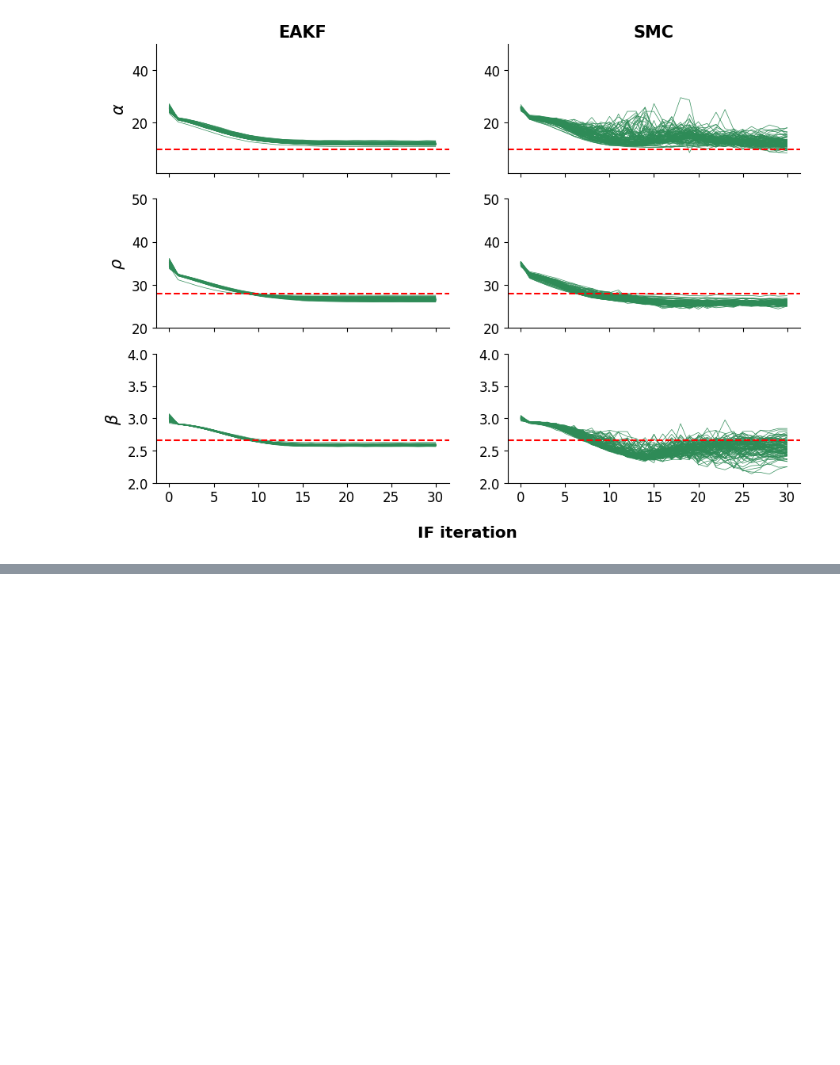
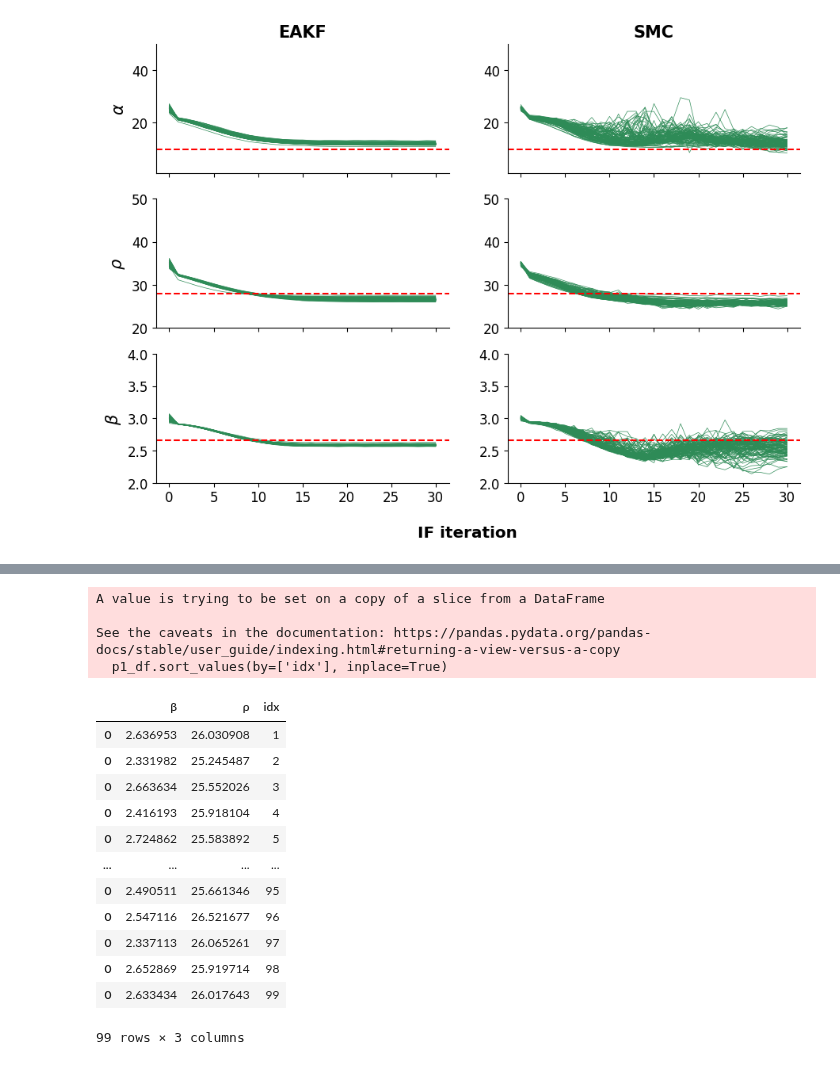
Before and after one commit to ChaosDonkey06/AppliedStochasticAnalysis, a Jupyter notebook: homework/project/visualize_inference.ipynb, the cells around one changed output, grey strips where cells are left out. Drawn from its saved outputs; the diff is of its cells as text; code cells hidden in the pictures; blank space fills up the shorter version.

```diff
--- a/homework/project/visualize_inference.ipynb
+++ b/homework/project/visualize_inference.ipynb
@@ -67,3 +66,25 @@ fig.supxlabel("IF iteration", weight='bold')
 # %% [output]
 Text(0.5, 0.01, 'IF iteration')
 [figure]
+# %%
+df = []
+
+for i in range(1, 99+1):
+
+    i_file     = str(i).zfill(3)
+    infer_file = os.path.join(eakf_dir, '{}_infer.npz'.format(i_file))
+
+    infer = np.load(infer_file)
+    θmle  = infer['θmle'][:, -1]
+
+    df.append(pd.DataFrame.from_dict({'α': θmle[0], 'ρ': θmle[1], 'β': θmle[2], "idx": i, "method": "EAKF"}, orient='index').T)
+
+    infer_file = os.path.join(pf_dir, '{}_infer.npz'.format(i_file))
+    infer = np.load(infer_file)
+    θmle  = infer['θmle'][:, -1]
+
+    df.append(pd.DataFrame.from_dict({'α': θmle[0], 'ρ': θmle[1], 'β': θmle[2],"idx": i, "method": "PF"}, orient='index').T)
+
+    #mle_df = mle_df.append({'α': θmle[0], 'ρ': θmle[1], 'β': θmle[2], "method": "PF"}, ignore_index=True)
+mle_df = pd.concat(df)
+mle_df = mle_df.sort_values(by=['method'])
@@ -69,0 +137,21 @@ Text(0.5, 0.01, 'IF iteration')
+# %%
+p1_df.sort_values(by=['idx'], inplace=True)
+p1_df
+# %% [output]
+A value is trying to be set on a copy of a slice from a DataFrame
+
+See the caveats in the documentation: https://pandas.pydata.org/pandas-docs/stable/user_guide/indexing.html#returning-a-view-versus-a-copy
+  p1_df.sort_values(by=['idx'], inplace=True)
+|  | β | ρ | idx |
+| 0 | 2.636953 | 26.030908 | 1 |
+| 0 | 2.331982 | 25.245487 | 2 |
+| 0 | 2.663634 | 25.552026 | 3 |
+| 0 | 2.416193 | 25.918104 | 4 |
+| 0 | 2.724862 | 25.583892 | 5 |
+| ... | ... | ... | ... |
+| 0 | 2.490511 | 25.661346 | 95 |
+| 0 | 2.547116 | 26.521677 | 96 |
+| 0 | 2.337113 | 26.065261 | 97 |
+| 0 | 2.652869 | 25.919714 | 98 |
+| 0 | 2.633434 | 26.017643 | 99 |
+99 rows × 3 columns
```
Also changed, not shown: parts of 2 cells of this notebook, 3 other files.
